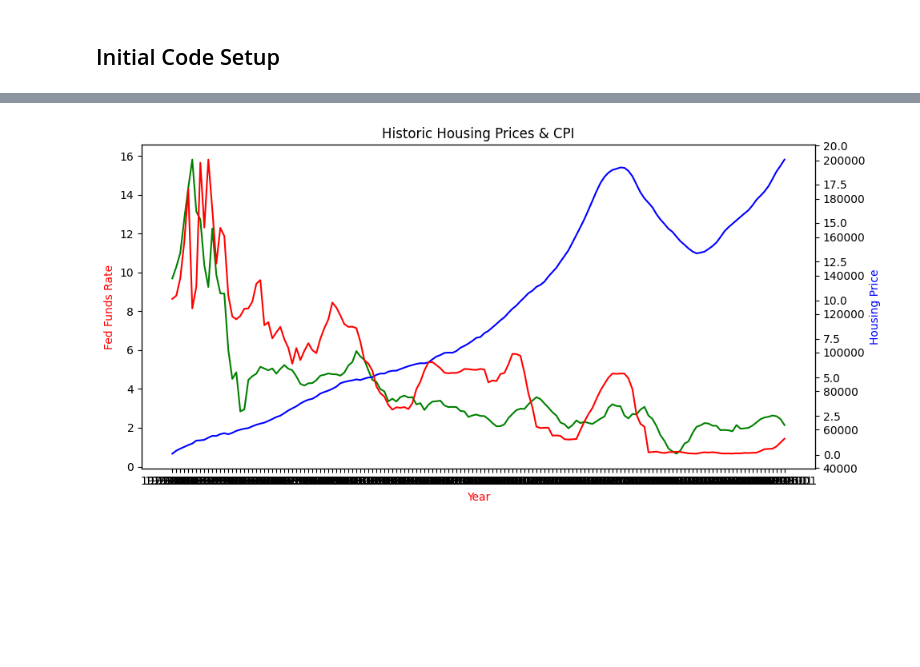
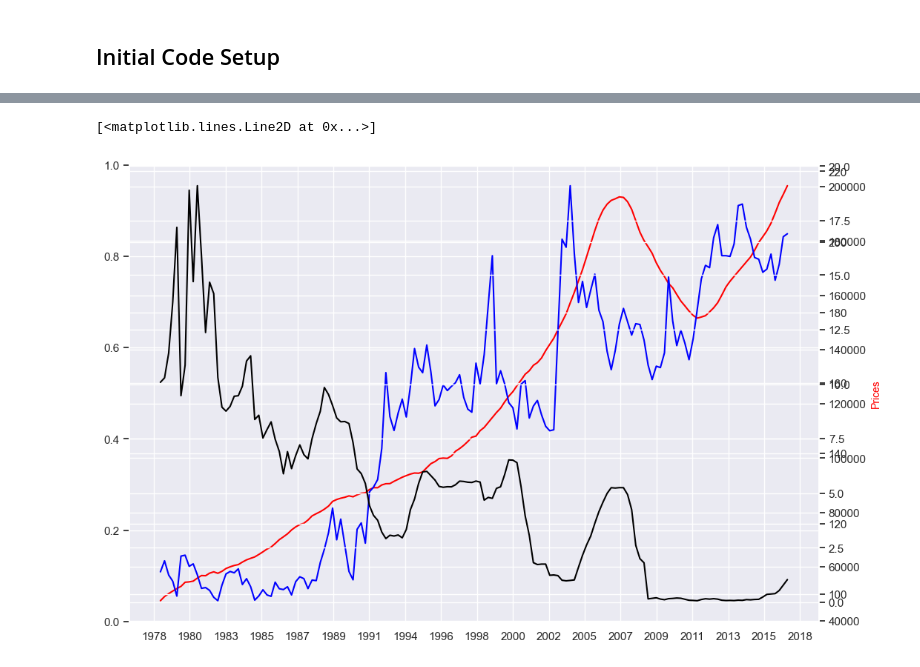
Before and after one commit to sullysbrain/wgu-c964-capstone, a Jupyter notebook: c951-task3.ipynb, the cells around one changed output, grey strips where cells are left out. Saved outputs shown, nothing was run; the diff lists cells and outputs as text; code cells hidden in the pictures; blank space fills up the shorter version.

Commit message:
Began adding scikit RandomForestRegressor to the data.

```diff
--- a/c951-task3.ipynb
+++ b/c951-task3.ipynb
@@ -31,0 +21,12 @@ plt.show()
+# %%
+# Correlation Matrix for Physical Housing Data
+
+df_physical = pd.read_csv('data/housing_size_data_cleaned.csv', sep=',', index_col=0, header=0)
+sns.set(rc={'figure.figsize':(18,10)})
+correlation_matrix = df_physical.corr().round(2)
+colormap = sns.color_palette("ch:s=-.2,r=.6", as_cmap=True)
+sns.heatmap(data=correlation_matrix, annot=True, vmax=1, vmin=-1, center=0, fmt='.1g', cmap=colormap)
+
+# Pairplot showing breakdown correlation for each feature.. warning: takes a long time to calculate
+#sns.pairplot(df_physical, kind="reg")
+plt.show()
@@ -31,0 +56,7 @@ plt.show()
+# %%
+vars = ['Date','M2MS', 'FedFundsRate', 'CPI', 'Eggs', 'Lumber', 'Prices']
+corr = df_e.corr().round(2)
+sns.set(rc={'figure.figsize':(8,6)})
+colormap = sns.color_palette("ch:s=-.2,r=.6", as_cmap=True)
+sns.heatmap(corr.loc[vars,vars], annot=True, cmap=colormap, vmax=.5, vmin=-1, center=0)
+plt.show()
@@ -32,30 +65,41 @@ plt.show()
 # %%
 # Plot each row of the data as a separate line to previz and see if there is any correlation
+#df_e = pd.read_csv('data/economicData.csv', sep=',', skiprows=0, header=0)
+#df_e = df_e.join(df['United States'])
+#df_e.rename(columns={'United States': 'Prices'}, inplace=True)
 
-y1 = df['United States'].to_list()
-x1 = df.index
+#define colors to use
+col1 = 'green'
+col2 = 'red'
+col3 = 'blue'
+col4 = 'black'
 
-y2 = df_e['CPI'].to_list()
-y3 = df_e['FedFundsRate'].to_list()
-x2 = df_e['Date'].to_list()
+#define the subplots
+colormap = sns.color_palette("ch:s=-.2,r=.6", as_cmap=True)
 
-#plt.gca().xaxis.set_major_locator(plt.MaxNLocator(5))
+fig,ax = plt.subplots(figsize=(12, 8))
+ax.xaxis.set_major_locator(plt.MaxNLocator(22))
 
-fig, ax = plt.subplots(figsize = (10, 5))
-plt.title('Historic Housing Prices & CPI')
+
+# add first dataset to plot
+#ax.plot(df_e.Date, df_e.CPI, color=col1)
+#ax.set_xlabel('Date', fontsize=14)
+#ax.set_ylabel('CPI', color=col1, fontsize=16)
+
+# add second dataset to plot, along secondary y-axis
 ax2 = ax.twinx()
+ax2.plot(df_e.Date, df_e.Prices, color=col2)
+ax2.set_ylabel('Prices', color=col2, fontsize=10)
+
+# add third dataset (to secondary y-axis)
 ax3 = ax.twinx()
+ax3.plot(df_e.Date, df_e.Lumber, color=col3)
+# ax3.set_ylabel('M2', color=col3, fontsize=10)
 
-ax.plot(x2, y2, color = 'g')
-ax2.plot(x1, y1, color = 'b')
-ax3.plot(x1, y3, color = 'r')
-
-ax.set_xlabel('Year', color = 'r')
-ax.set_ylabel('Fed Funds Rate', color = 'r')
-ax2.set_ylabel('Housing Price', color = 'b')
-#ax3.set_ylabel('CPI', color = 'g')
-
-plt.tight_layout()
-plt.show()
+# add fourth dataset (to secondary y-axis)
+ax4 = ax.twinx()
+ax4.plot(df_e.Date, df_e.FedFundsRate, color=col4)
+#ax4.set_ylabel('FedRate', color=col4, fontsize=10)
 # %% [output]
+[<matplotlib.lines.Line2D at 0x...>]
-[figure, old version]
+[figure, new version]
```
Also changed, not shown: parts of 9 cells of this notebook, 1 other file.
